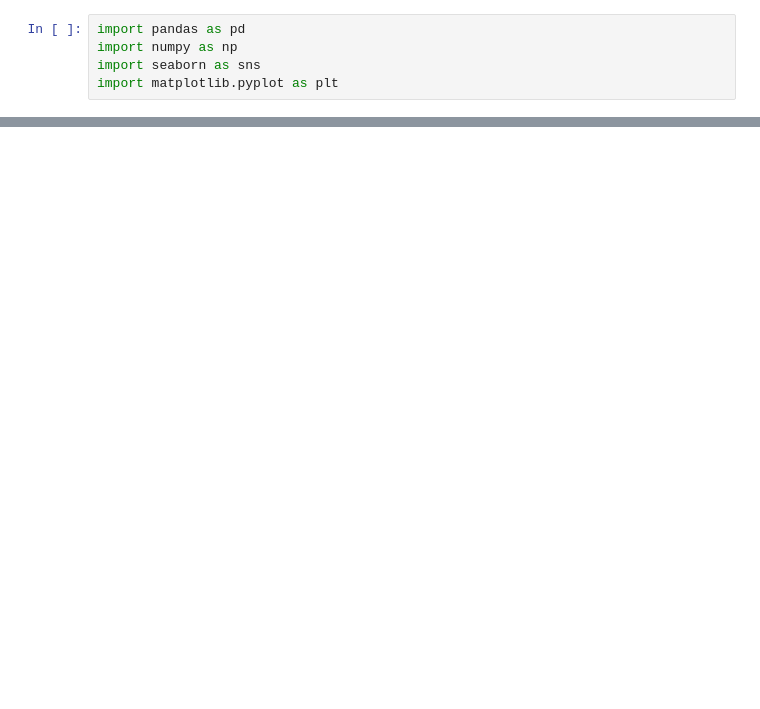
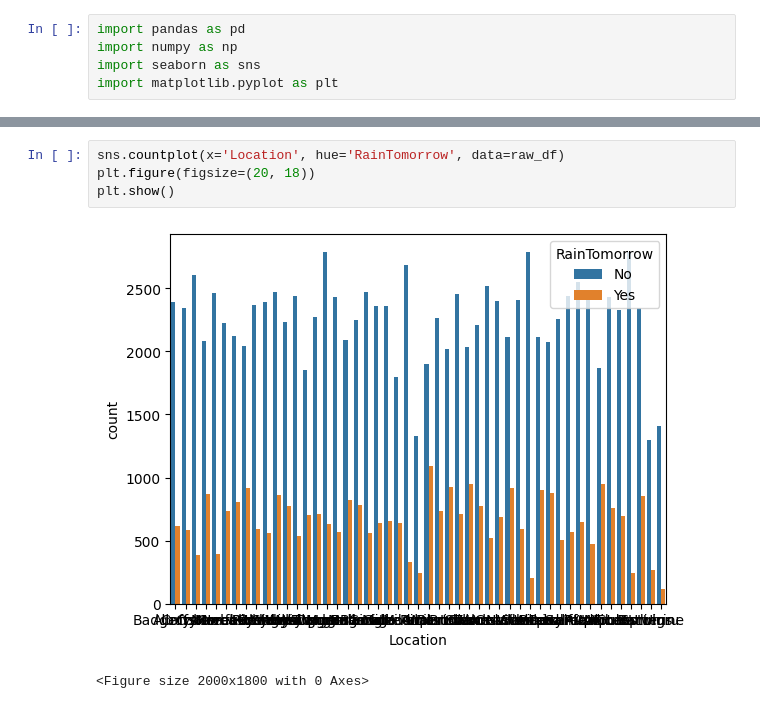
Before and after one commit to 22AmitDeo/Random-Forests, a Jupyter notebook: notebook.ipynb, the cells around one changed output, grey strips where cells are left out. Saved outputs shown, nothing was run; the diff lists cells and outputs as text; blank space fills up the shorter version.

```diff
--- a/notebook.ipynb
+++ b/notebook.ipynb
@@ -22,0 +83,7 @@ raw_df
+# %%
+sns.countplot(x='Location', hue='RainTomorrow', data=raw_df)
+plt.figure(figsize=(20, 18))
+plt.show()
+# %% [output]
+[figure, added]
+<Figure size 2000x1800 with 0 Axes>
```
Also changed, not shown: parts of 39 cells of this notebook.
